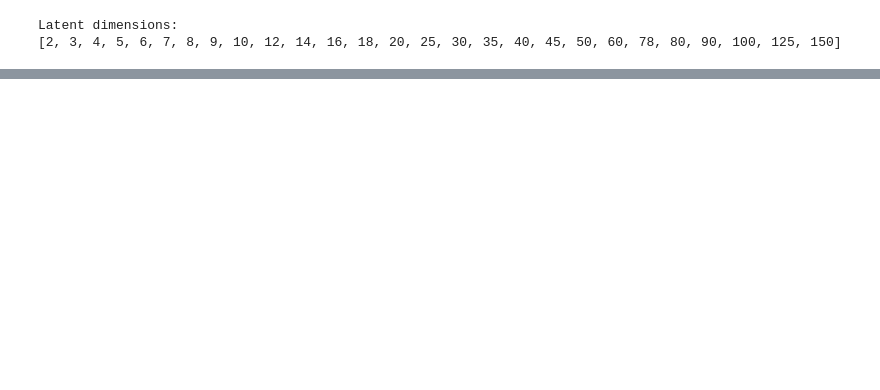
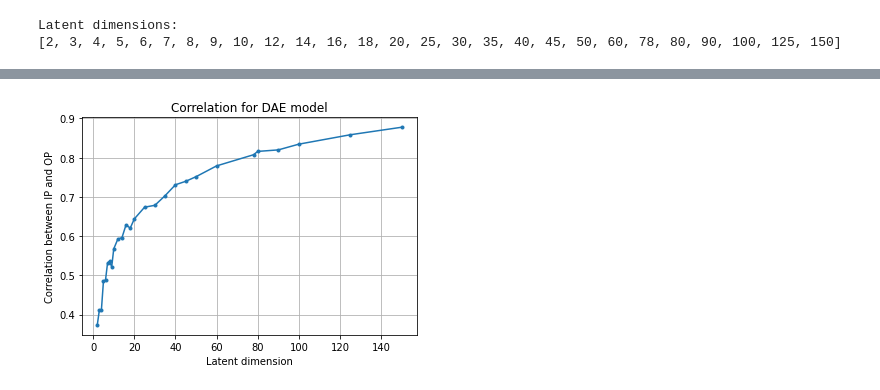
Before and after one commit to sowmyamanojna/PCOS-Gene-Expression-Data-Analysis, a Jupyter notebook: codes/vae_dae/dae_retrial.ipynb, the cells around one changed output, grey strips where cells are left out. Cells and saved outputs as stored; diff of their text form; code cells hidden in the pictures; blank space fills up the shorter version.

```diff
--- a/codes/vae_dae/dae_retrial.ipynb
+++ b/codes/vae_dae/dae_retrial.ipynb
@@ -498,3 +521,21 @@ Epoch 100/100
 # %%
 for df,k in zip(df_hist, k_list):
     df.to_csv("/content/drive/MyDrive/aacb_project/data/dae_latent_"+str(k)+".csv")
+# %%
+train_reconstruction = [j for i,j in enumerate(decoded_list) if i%2==0]
+test_reconstruction = [j for i,j in enumerate(decoded_list) if i%2==1]
+# %%
+correlation_list_train = []
+
+for array in train_reconstruction:
+    corr = np.corrcoef(pcos_train_df.to_numpy().reshape(-1,), array.reshape(-1,))[0,1]
+    correlation_list_train.append(corr)
+
+plt.title("Correlation for DAE model")
+plt.xlabel("Latent dimension")
+plt.ylabel("Correlation between IP and OP")
+plt.plot(k_list, correlation_list_train, '.-')
+plt.grid()
+plt.show()
+# %% [output]
+[figure, added]
```
Also changed, not shown: parts of 8 cells of this notebook.
